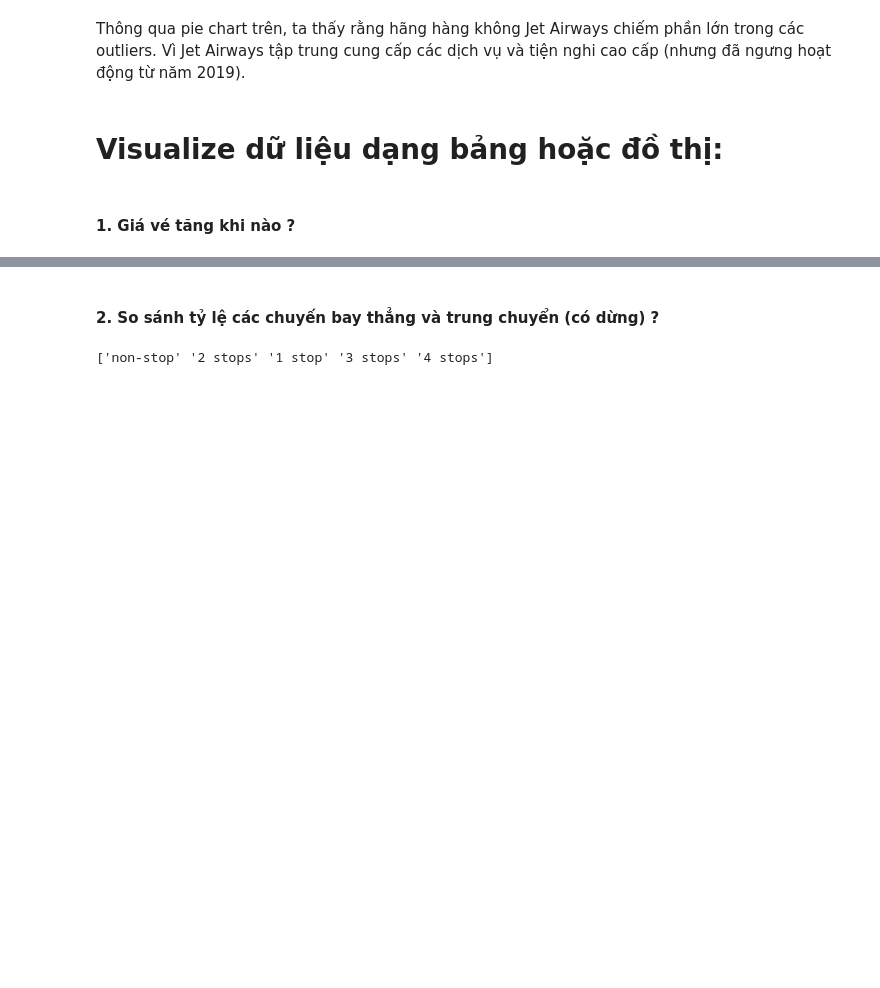
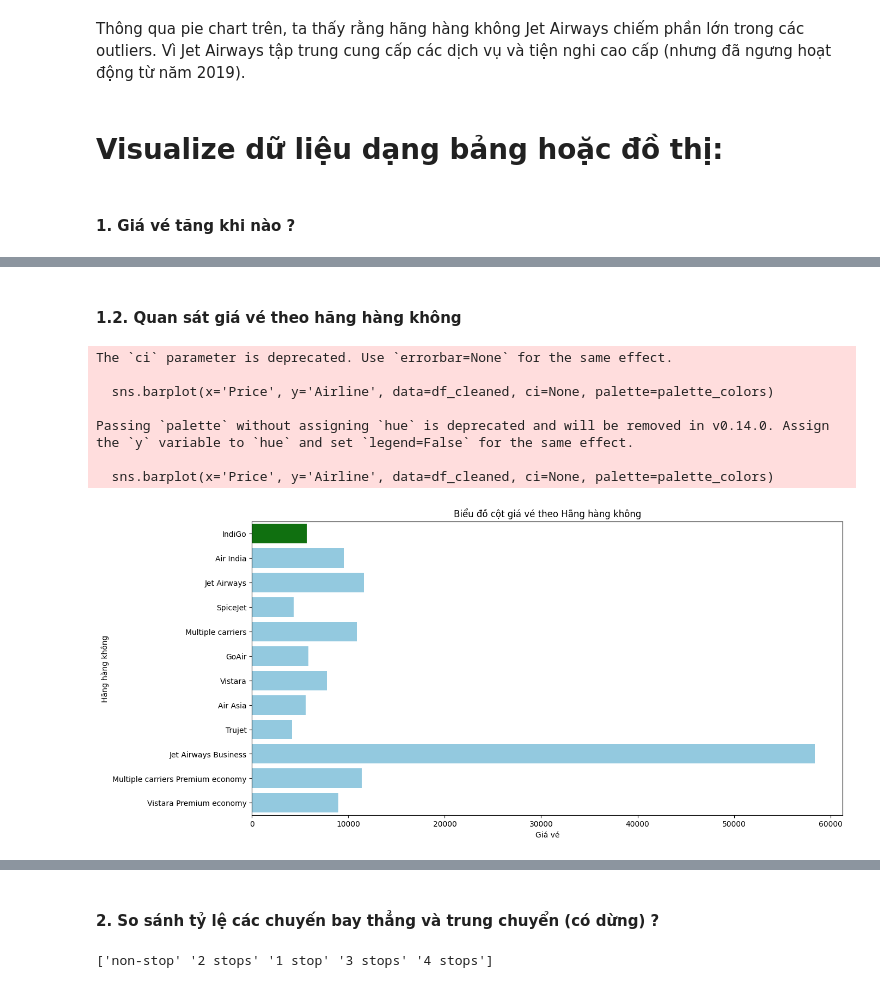
Before and after one commit to haingo22/PTDLUD-DA01, a Jupyter notebook: main.ipynb, the cells around one changed output, grey strips where cells are left out. Drawn from its saved outputs; the diff is of its cells as text; code cells hidden in the pictures; blank space fills up the shorter version.

```diff
--- a/main.ipynb
+++ b/main.ipynb
@@ -404,0 +408,19 @@ plt.show()
+# %% [markdown]
+#### **1.2. Quan sát giá vé theo hãng hàng không**
+# %%
+plt.figure(figsize=(14, 7))
+palette_colors = ['green'] + ['skyblue'] * (len(df_cleaned['Airline'].unique()) - 1)
+sns.barplot(x='Price', y='Airline', data=df_cleaned, ci=None, palette=palette_colors)
+plt.title('Biểu đồ cột giá vé theo Hãng hàng không')
+plt.xlabel('Giá vé')
+plt.ylabel('Hãng hàng không')
+plt.show()
+# %% [output]
+The `ci` parameter is deprecated. Use `errorbar=None` for the same effect.
+
+  sns.barplot(x='Price', y='Airline', data=df_cleaned, ci=None, palette=palette_colors)
+
+Passing `palette` without assigning `hue` is deprecated and will be removed in v0.14.0. Assign the `y` variable to `hue` and set `legend=False` for the same effect.
+
+  sns.barplot(x='Price', y='Airline', data=df_cleaned, ci=None, palette=palette_colors)
+[figure, added]
```
Also changed, not shown: parts of 12 cells of this notebook.
